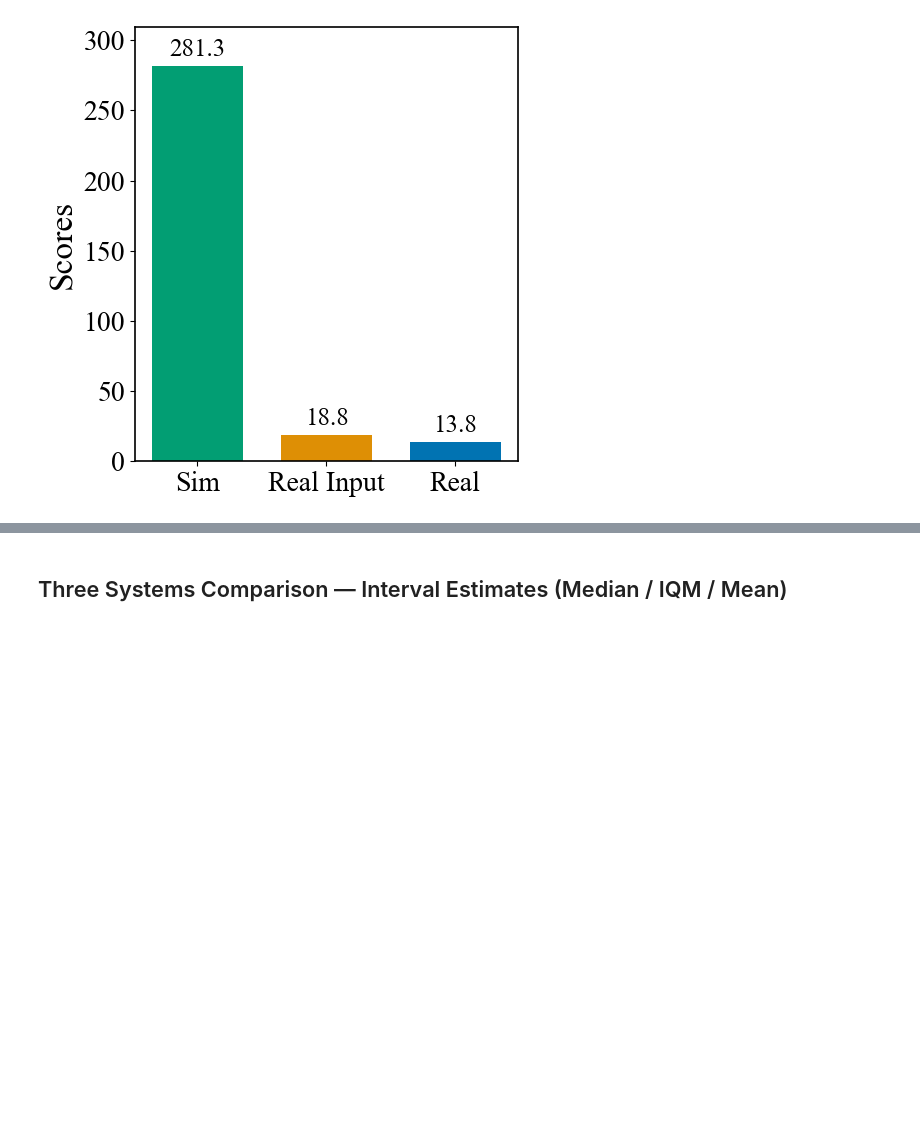
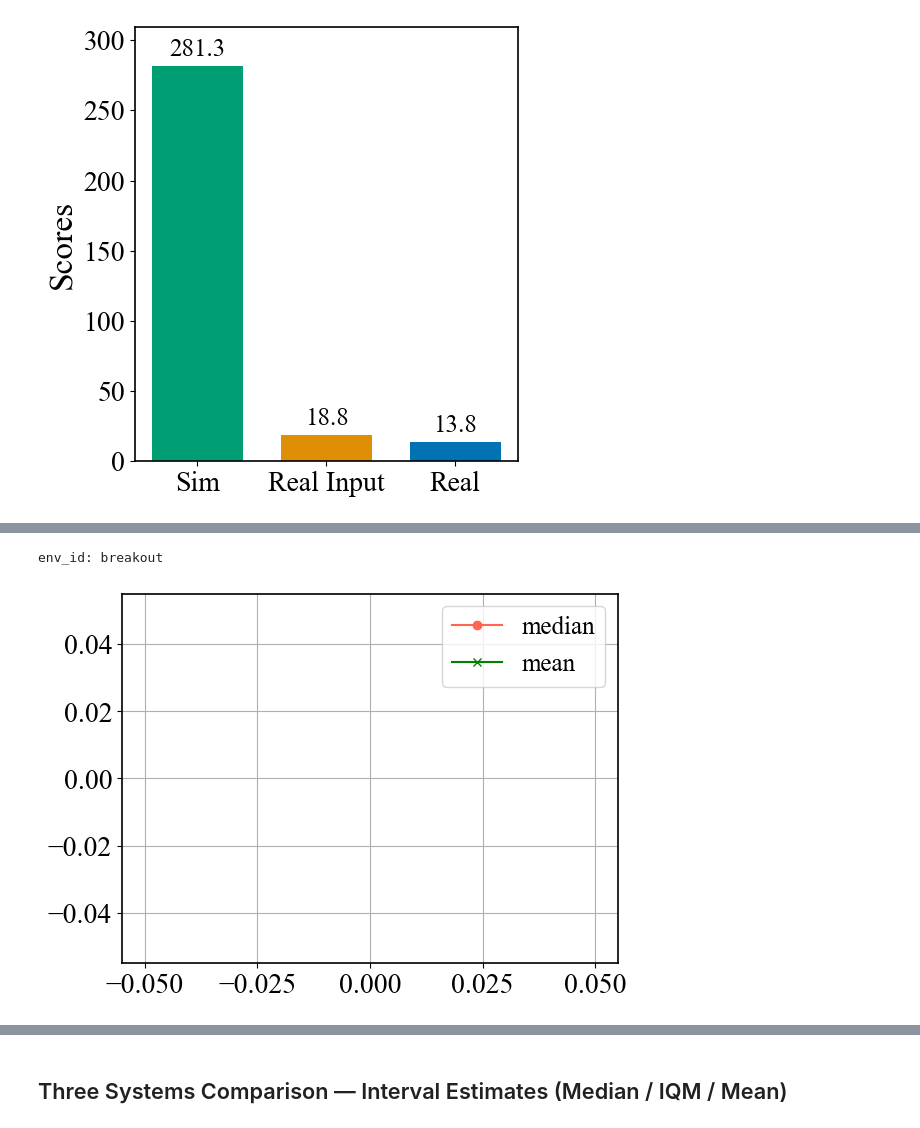
Before and after one commit to RongpingZhou/data_and_plot, a Jupyter notebook: plot.ipynb, the cells around one changed output, grey strips where cells are left out. Drawn from its saved outputs; the diff is of its cells as text; code cells hidden in the pictures; blank space fills up the shorter version.

Commit message:
add more data and code

```diff
--- a/plot.ipynb
+++ b/plot.ipynb
@@ -739,0 +819,5 @@ bar_colors: [(0.00784313725490196, 0.6196078431372549, 0.45098039215686275), (0.
+# %%
+env_id = get_env_id(gym_id)
+print(f"env_id: {env_id}")
+# %% [output]
+env_id: breakout
@@ -739,0 +880,18 @@ bar_colors: [(0.00784313725490196, 0.6196078431372549, 0.45098039215686275), (0.
+# %%
+# plt.ion()  # Turn on interactive mode
+fig1, ax1 = plt.subplots()
+line1, = ax1.plot([], [], 'o-', label='median')
+line2, = ax1.plot([], [], 'x-', label='mean')
+
+ax1.legend()
+ax1.grid(True)
+
+plt.figure(fig1.number)
+# plt.figure(fig3.number)
+
+# plt.show(block=False)
+x_data = []
+y1_data = []
+y2_data = []
+# %% [output]
+[figure, added]
```
Also changed, not shown: parts of 18 cells of this notebook, 43 other files.
